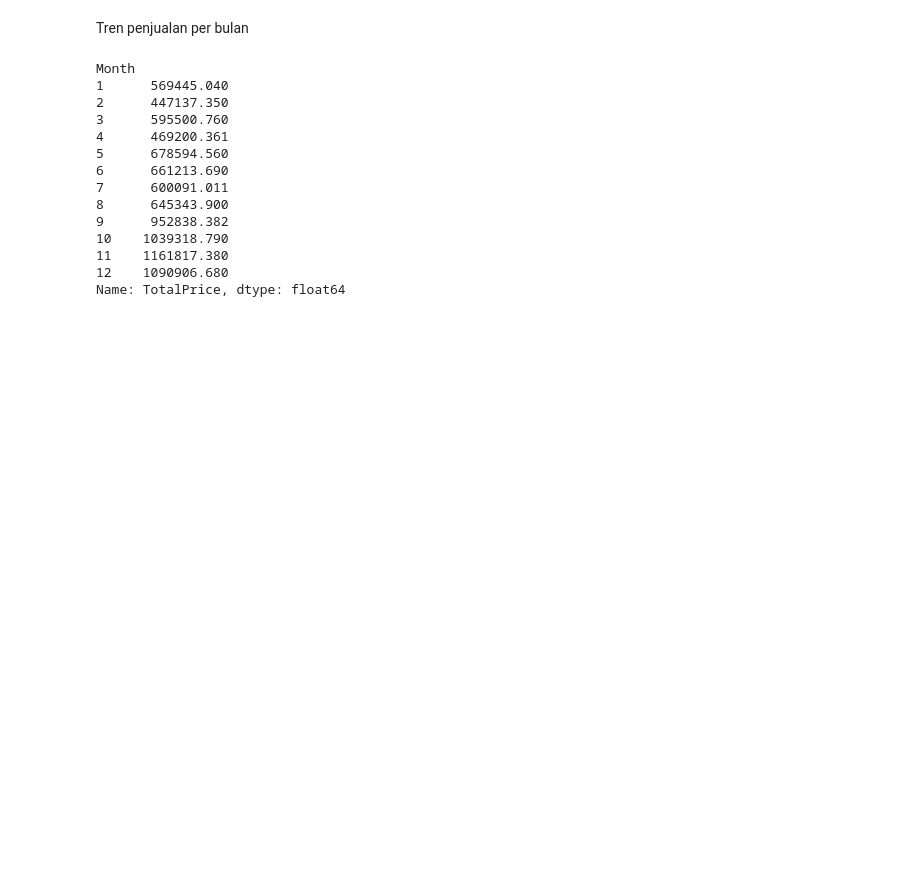
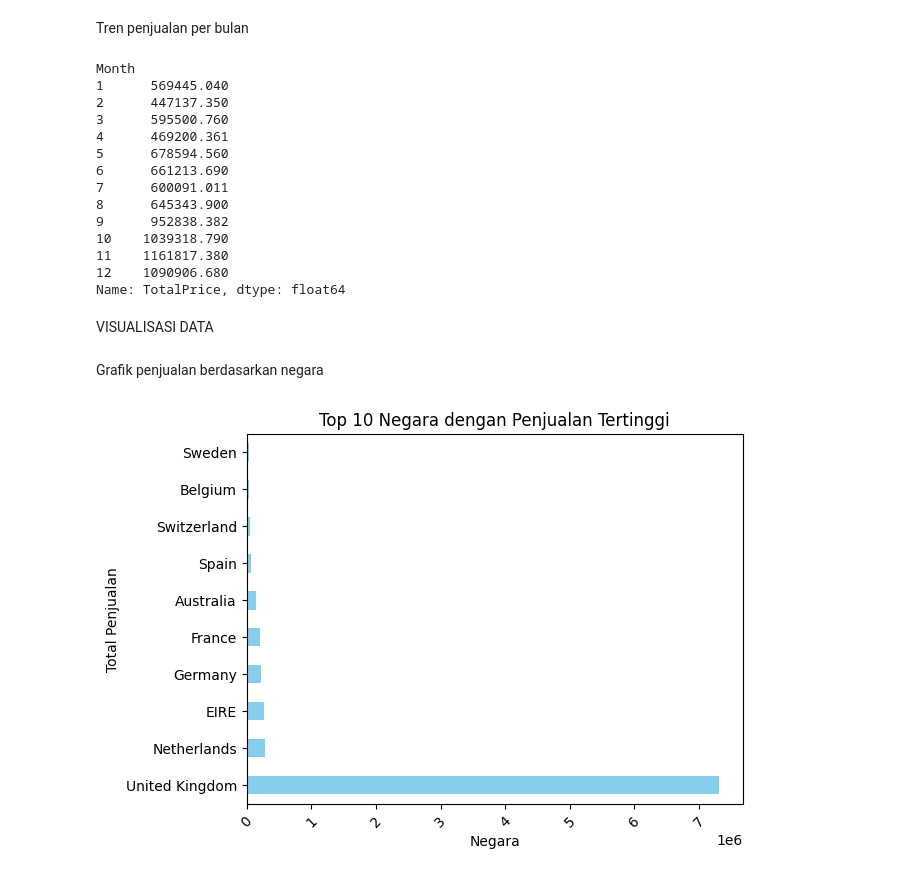
Before and after one commit to shofiudinmuh/data-analyst-sales, a Jupyter notebook: main.ipynb, the cells around one changed output. Drawn from its saved outputs; the diff is of its cells as text; code cells hidden in the pictures; blank space fills up the shorter version.

Commit message:
data visualization

```diff
--- a/main.ipynb
+++ b/main.ipynb
@@ -308,3 +308,17 @@ Month
 11    1161817.380
 12    1090906.680
 Name: TotalPrice, dtype: float64
+# %% [markdown]
+VISUALISASI DATA
+# %% [markdown]
+Grafik penjualan berdasarkan negara
+# %%
+plt.Figure(figsize=(10,6))
+penjualan_negara.head(10).plot(kind='barh', color='skyblue')
+plt.title('Top 10 Negara dengan Penjualan Tertinggi')
+plt.xlabel('Negara')
+plt.ylabel('Total Penjualan')
+plt.xticks(rotation=45)
+plt.show()
+# %% [output]
+[figure, added]
```
Also changed, not shown: parts of 4 cells of this notebook.
